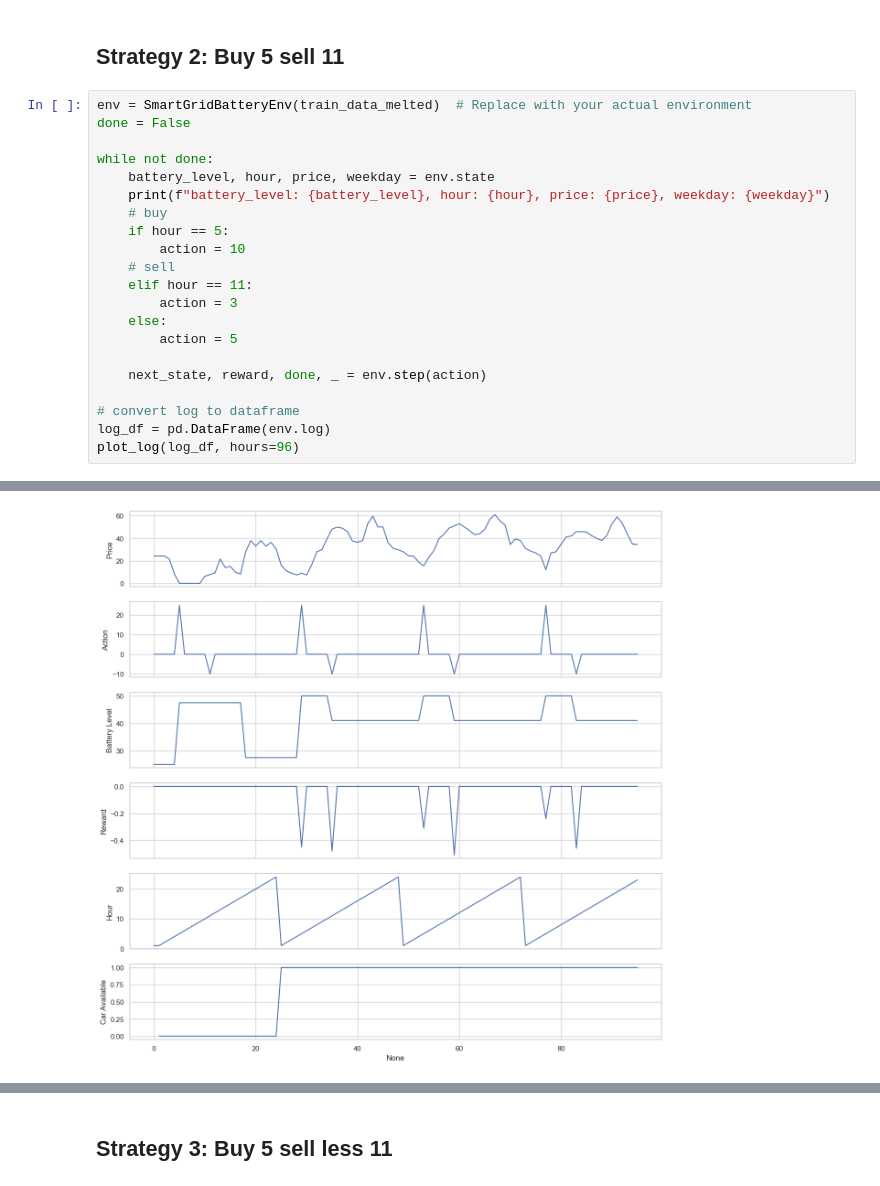
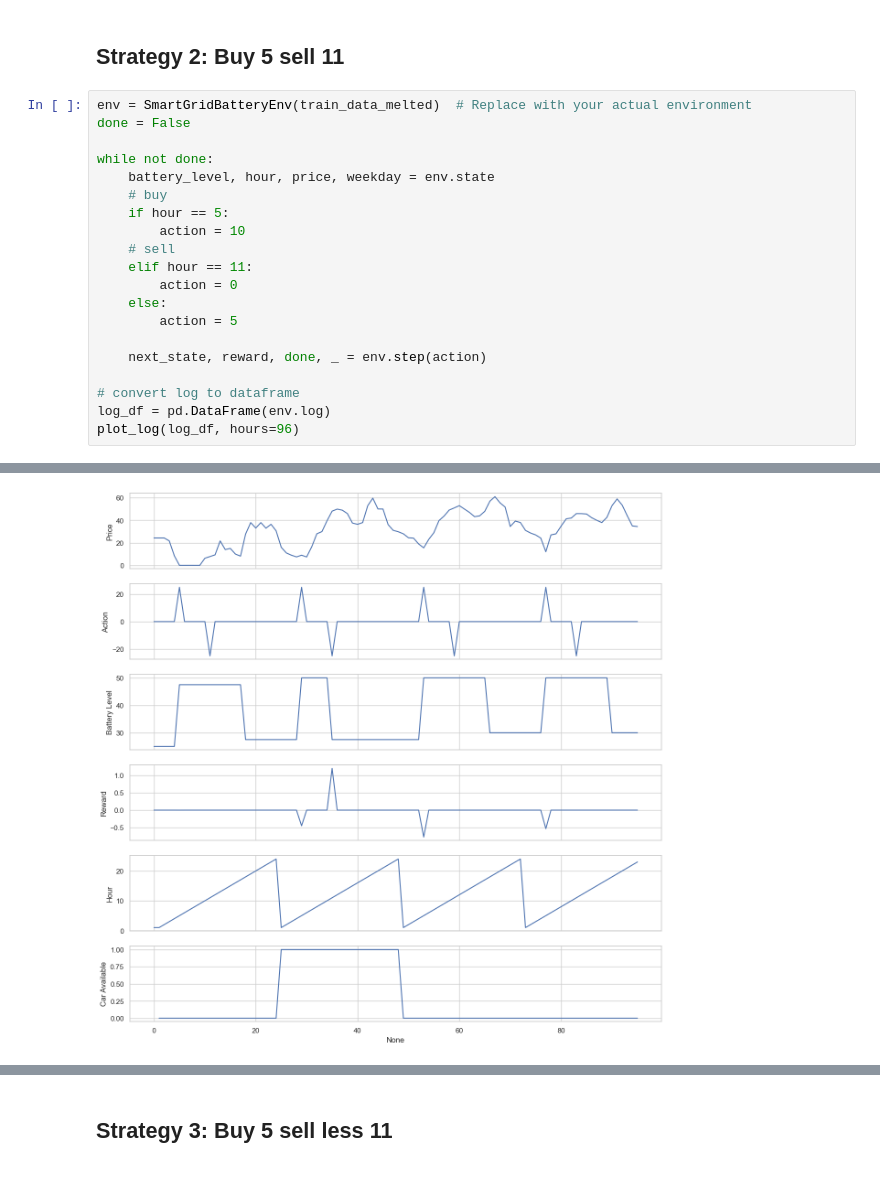
Before and after one commit to rnambaa/project-reinforcement-learning, a Jupyter notebook: main.ipynb, the cells around one changed output, grey strips where cells are left out. Cells and saved outputs as stored; diff of their text form.

```diff
--- a/main.ipynb
+++ b/main.ipynb
@@ -140,13 +131,12 @@ done = False
 
 while not done:
     battery_level, hour, price, weekday = env.state
-    print(f"battery_level: {battery_level}, hour: {hour}, price: {price}, weekday: {weekday}")
     # buy
     if hour == 5:
         action = 10
     # sell
     elif hour == 11:
-        action = 3
+        action = 0
     else:
         action = 5
 
@@ -176,4 +149,4 @@ battery_level: 5
-[figure, old version]
+[figure, new version]
 # %%
 env = SmartGridBatteryEnv(train_data_melted)
 
```
Also changed, not shown: parts of 13 cells of this notebook, 2 other files.
